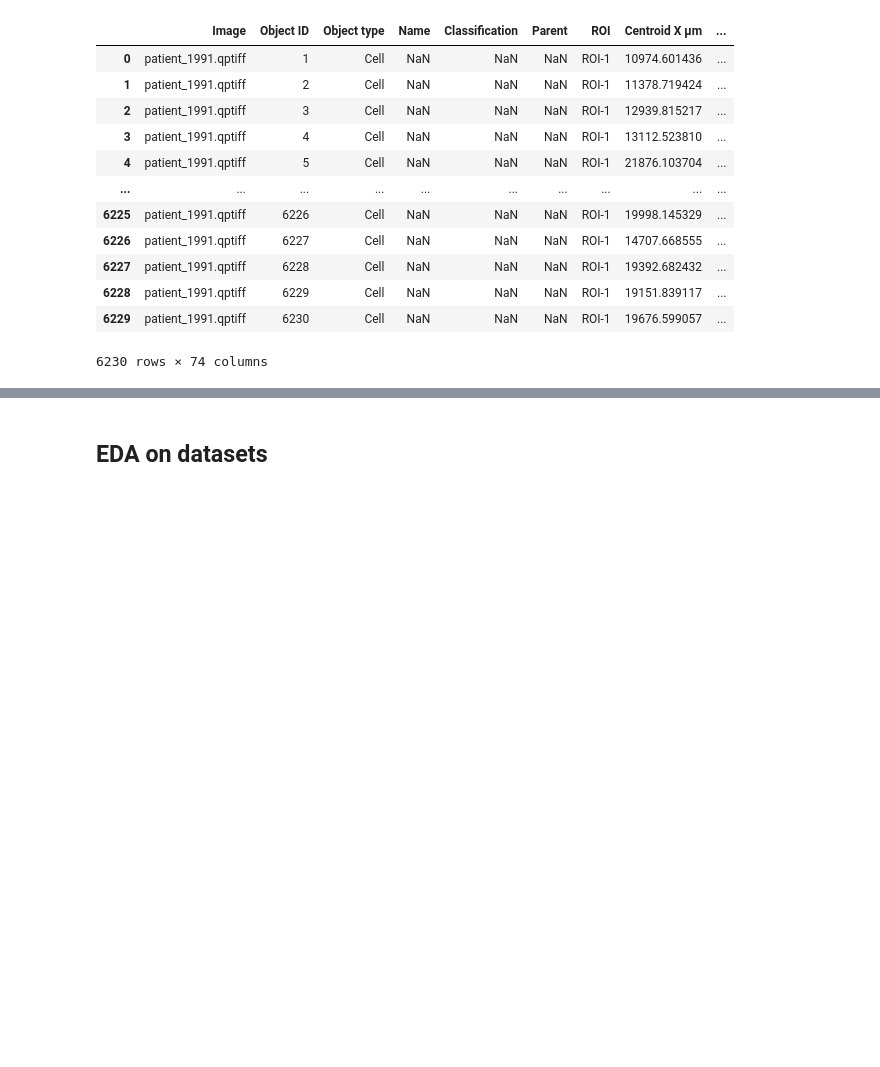
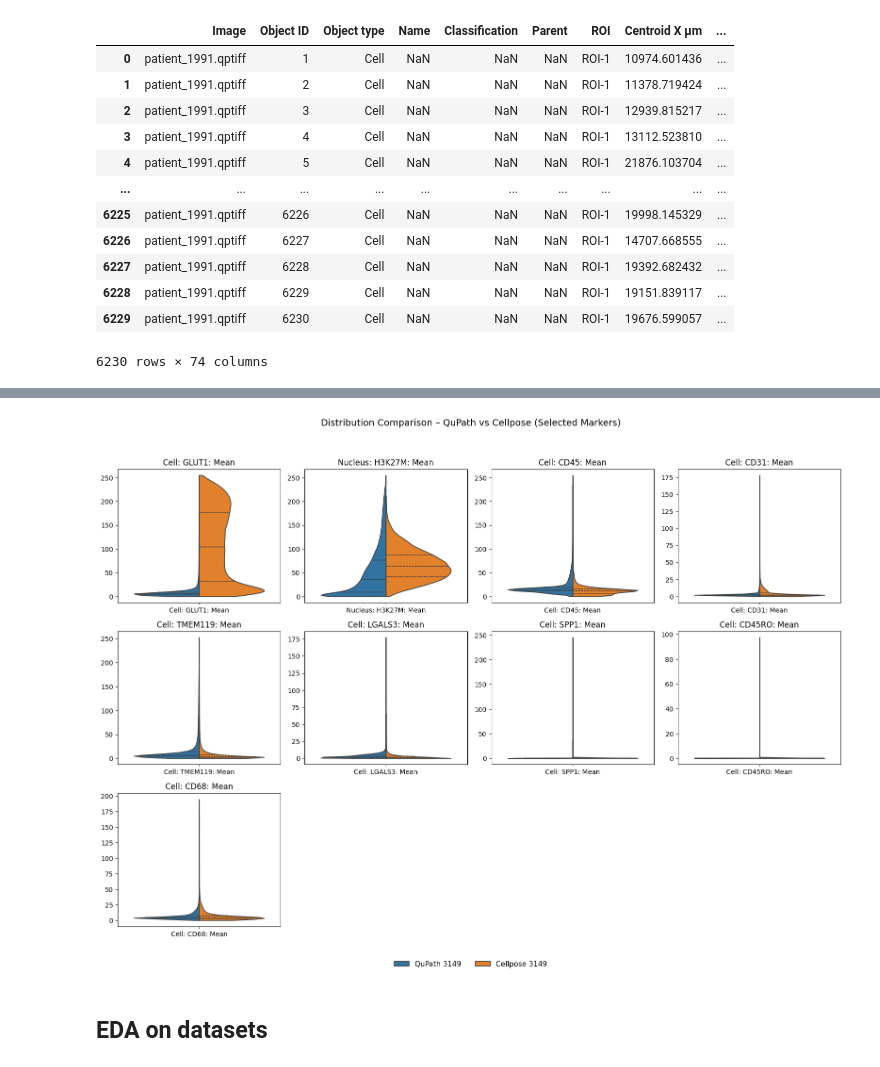
Before and after one commit to sadeghetemad/nencki-image-segmentation, a Jupyter notebook: notebooks/patient_analysis.ipynb, the cells around one changed output, grey strips where cells are left out. Saved outputs shown, nothing was run; the diff lists cells and outputs as text; code cells hidden in the pictures; blank space fills up the shorter version.

Commit message:
chore: add dataset comparison

```diff
--- a/notebooks/patient_analysis.ipynb
+++ b/notebooks/patient_analysis.ipynb
@@ -71,3 +76,7 @@ df_3149
 | 210551 | pHGG_1991_3149_Scan1.qptiff - res... | d8ac877d-1955-4fc6-8f9d-93d86c423df5 | Cell |  |  | Annotation | Polygon | 14772.3 | ... |
 | 210552 | pHGG_1991_3149_Scan1.qptiff - res... | f115f3d5-04d3-4185-b742-0df87653ccba | Cell |  |  | Annotation | Polygon | 15462.9 | ... |
 210553 rows × 69 columns
+# %%
+for col in df_3149.columns:
+    if "Mean" in col or "Median" in col:
+        df_3149[col] = pd.to_numeric(df_3149[col], errors="coerce")
@@ -152,3 +239,56 @@ memory usage: 110.8+ MB
+# %%
+import math
+
+top_cols = ttest_df.sort_values("p_value").head(9)["Feature"].tolist()
+
+tmp_all = []
+for col in top_cols:
+    tmp_all.append(pd.DataFrame({
+        "Intensity": list(df1_mean[col]) + list(df2_mean[col]),
+        "Source": ["QuPath 3149"] * len(df1_mean) + ["Cellpose 3149"] * len(df2_mean),
+        "Marker": col
+    }))
+combined_df = pd.concat(tmp_all, ignore_index=True)
+
+n = len(top_cols)
+cols = 4
+rows = math.ceil(n / cols)
+
+fig, axes = plt.subplots(rows, cols, figsize=(4 * cols, 4 * rows), sharey=False)
+axes = axes.flatten()
+
+for i, col in enumerate(top_cols):
+    ax = axes[i]
+    sns.violinplot(
+        data=combined_df[combined_df["Marker"] == col],
+        x="Marker",
+        y="Intensity",
+        hue="Source",
+        split=True,
+        inner="quartile",
+        cut=0,
+        density_norm="width",
+        palette=["#1f77b4", "#ff7f0e"],
+        ax=ax
+    )
+    ax.set_title(col, fontsize=12)
+    ax.set_xlabel("")
+    ax.set_ylabel("")
+    if ax.get_legend():
+        ax.get_legend().remove()
+
+# hide unused subplots
+for j in range(i + 1, len(axes)):
+    fig.delaxes(axes[j])
+
+handles, labels = ax.get_legend_handles_labels()
+fig.legend(handles, labels, loc="lower center", ncol=2, fontsize=11, frameon=False)
+
+fig.suptitle("Distribution Comparison – QuPath vs Cellpose (Selected Markers)", fontsize=14, y=0.98)
+plt.tight_layout(rect=[0, 0.05, 1, 0.95])
+plt.show()
+# %% [output]
+[figure, added]
 # %% [markdown]
 ## EDA on datasets
 # %% [markdown]
```
Also changed, not shown: parts of 24 cells of this notebook, 1 other file.
